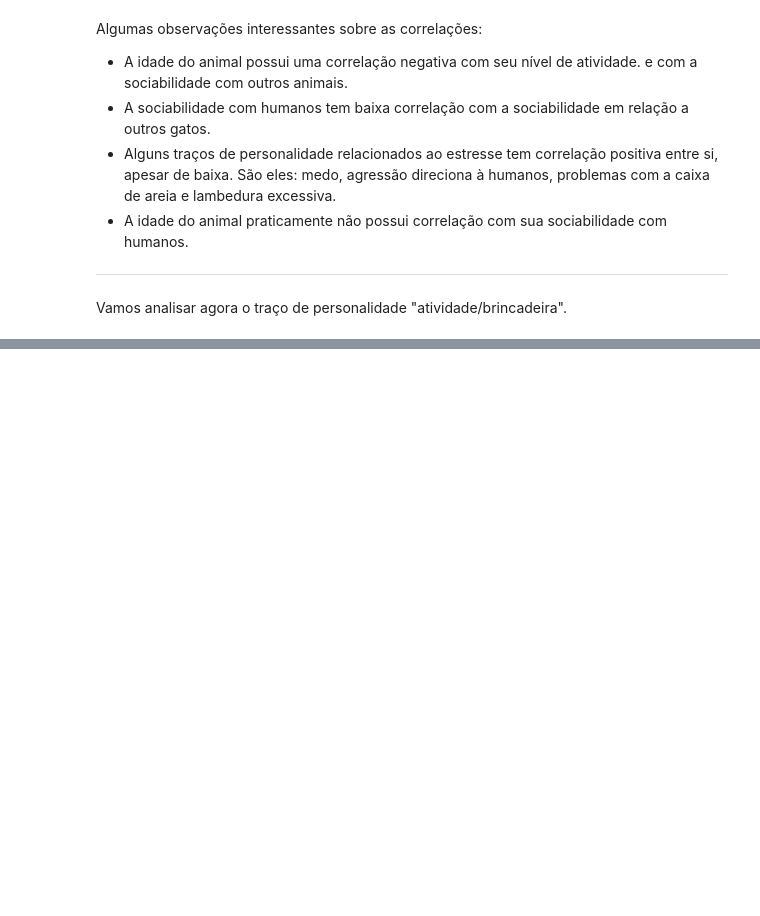
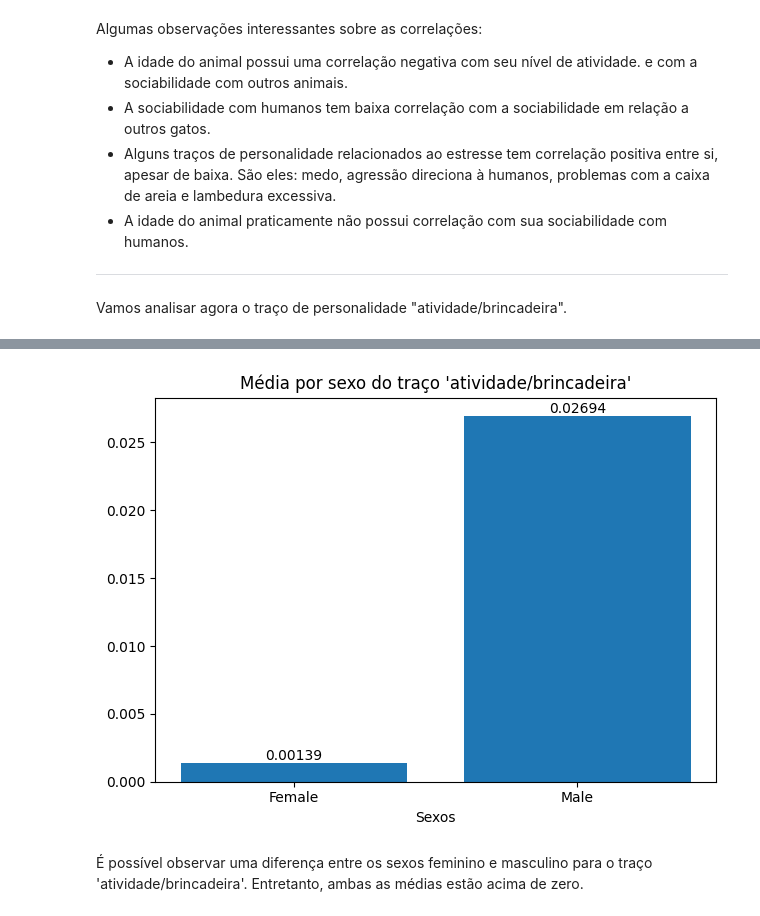
Before and after one commit to cassianovello/mpv_01, a Jupyter notebook: DataScience_MVP_01.ipynb, the cells around one changed output, grey strips where cells are left out. Cells and saved outputs as stored; diff of their text form; code cells hidden in the pictures; blank space fills up the shorter version.

```diff
--- a/DataScience_MVP_01.ipynb
+++ b/DataScience_MVP_01.ipynb
@@ -391,0 +386,21 @@ plt.show()
+# %%
+mean_values = df.groupby(['SEX'])['activity_playfulness'].mean().sort_values()
+mean_values
+
+fig, ax = plt.subplots()
+
+#plot graph
+b1 = ax.bar(height=mean_values, x=mean_values.index)
+
+ax.bar_label(ax.containers[0],fmt="%.5f")
+
+plt.title("Média por sexo do traço 'atividade/brincadeira'")
+plt.xlabel('Sexos')
+
+plt.tight_layout()
+
+plt.show()
+# %% [output]
+[figure, added]
+# %% [markdown]
+É possível observar uma diferença entre os sexos feminino e masculino para o traço 'atividade/brincadeira'. Entretanto, ambas as médias estão acima de zero.
```
Also changed, not shown: parts of 11 cells of this notebook.
